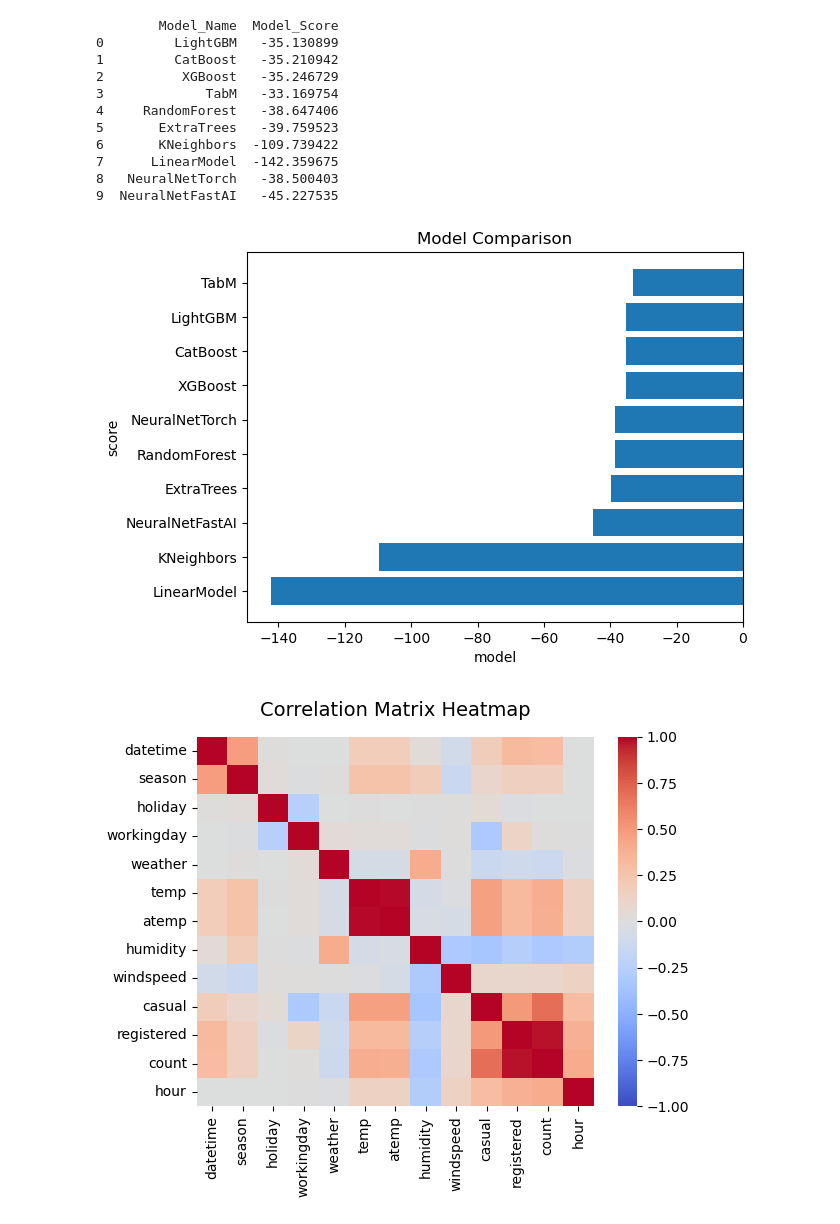
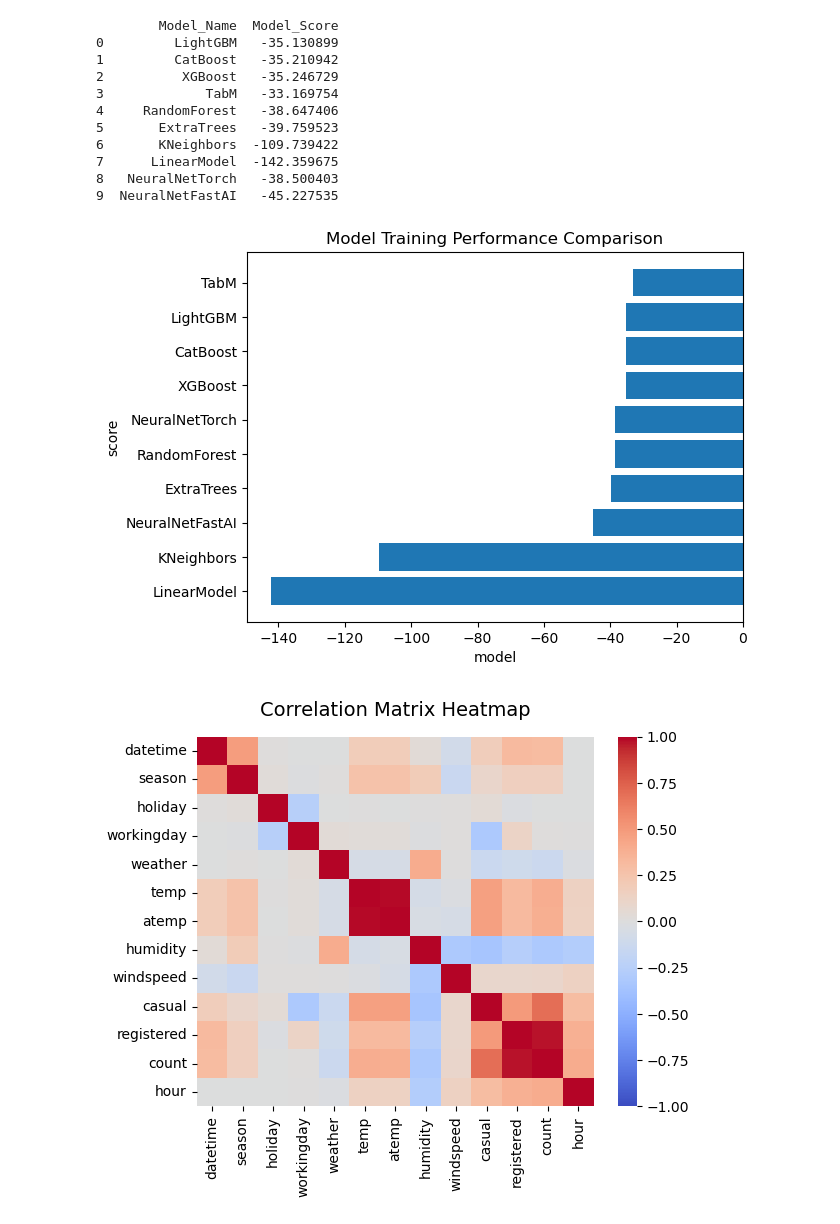
Before and after one commit to MouMike/Bike-Sharing-Demand, a Jupyter notebook: project/project-template.ipynb, the cells around one changed output. Cells and saved outputs as stored; diff of their text form; code cells hidden in the pictures.

```diff
--- a/project/project-template.ipynb
+++ b/project/project-template.ipynb
@@ -2026,18 +2041,18 @@ print(results_df)
 # %%
 # Create a plot to compare model scores
 sort_results = results_df.sort_values(by = "Model_Score")
 plt.barh(sort_results["Model_Name"], sort_results["Model_Score"])
 
 # Add labels and a title
 plt.xlabel('model')
 plt.ylabel('score')
-plt.title('Model Comparison')
+plt.title('Model Training Performance Comparison')
 
 # Display the chart
 plt.savefig('model_comparison.png')
 plt.show()
 # %% [output]
-[figure, old version]
+[figure, new version]
 # %%
 # Create correlation matrix heatmap for all features
 corr_matrix = train.corr()
```
Also changed, not shown: parts of 6 cells of this notebook.
